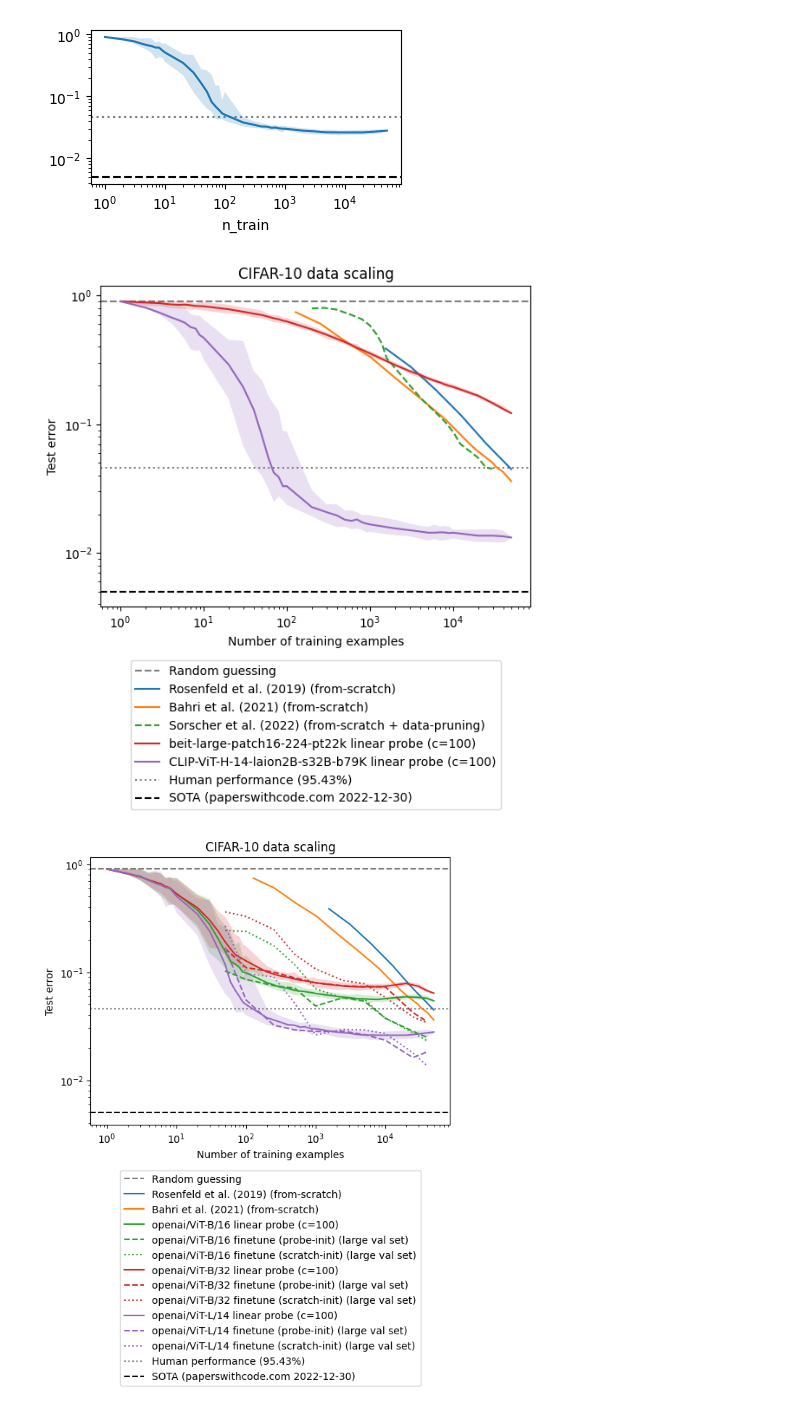
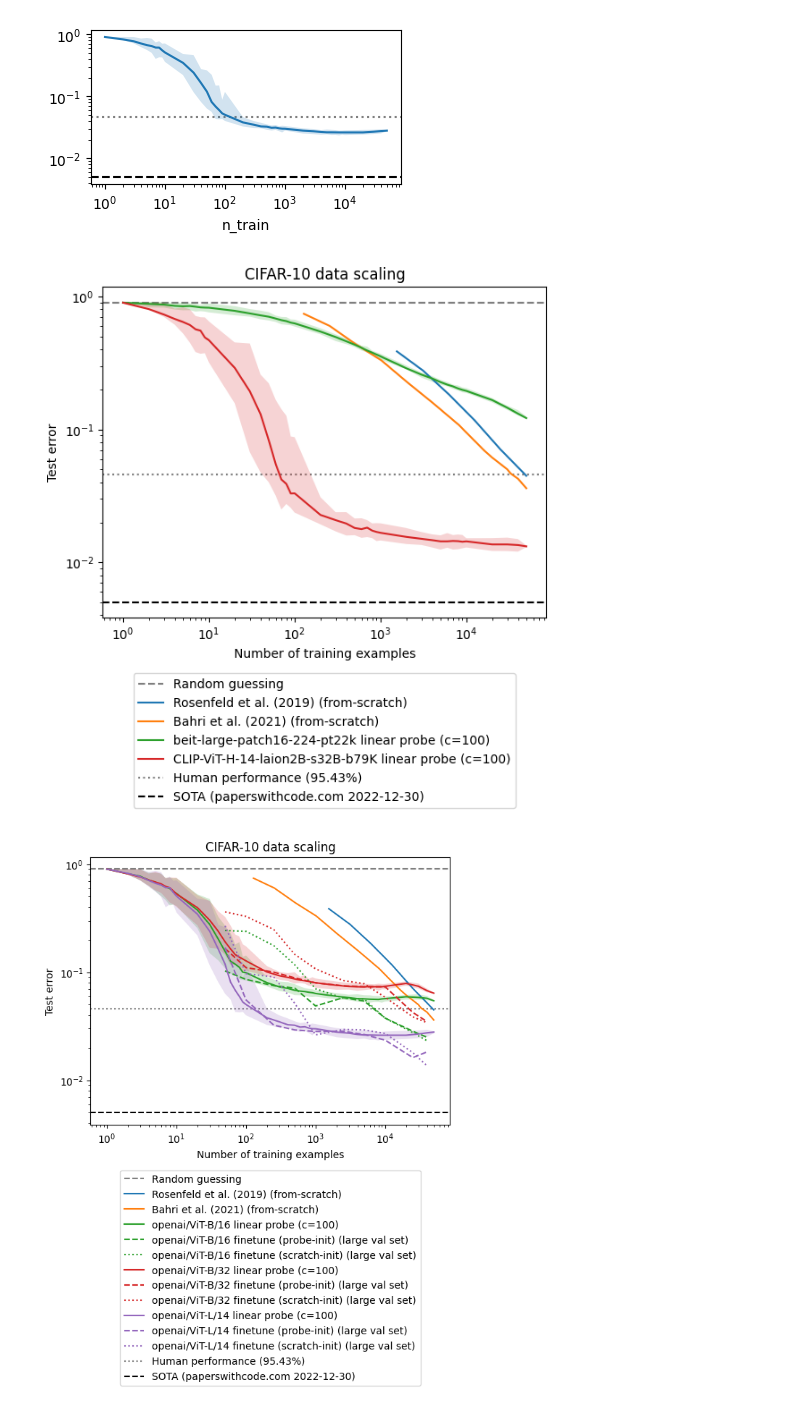
Before and after one commit to ed1d1a8d/scaling, a Jupyter notebook: notebooks/scaling-compare/cifar10.ipynb, the cells around one changed output. Cells and saved outputs as stored; diff of their text form; code cells hidden in the pictures.

Commit message:
Scaling law modeling + better plots

```diff
--- a/notebooks/scaling-compare/cifar10.ipynb
+++ b/notebooks/scaling-compare/cifar10.ipynb
@@ -248,6 +248,7 @@ def plot_wandb_df(
     query: str,
     target: str = "err",
     ci: float = 0.99,
+    gb_target: str = "n_train",
     **kwargs,
 ):
     gb = df.query(
@@ -257,13 +258,10 @@ def plot_wandb_df(
                 "cls_start == 0",
                 "cls_end == 10",
                 "(c == 100 | k == 1)",
-                # "embedder_id == 'openai/ViT-L/14'",
-                # "probe == 'linear'",
-                # "per_class == False",
                 query,
             )
         )
-    ).groupby(["n_train"])
+    ).groupby([gb_target])
 
     ax = gb[target].median().plot(**kwargs)
     prev_color = ax.lines[-1].get_color()
@@ -276,7 +274,7 @@ def plot_wandb_df(
         edgecolor="none",
         zorder=ax.lines[-1].get_zorder() - 1,
     )
-    return ax
+    return dict(ax=ax, gb=gb)
 
 
 def plot_strong_baselines():
@@ -333,70 +331,41 @@ plt.plot(
     df_bahri.n_train, df_bahri.err, label="Bahri et al. (2021) (from-scratch)"
 )
 # plt.plot(
-#     df_prune_transfer.n_train,
-#     df_prune_transfer.err,
-#     label="Sorscher et al. (2022) (data pruning + whole-model-finetuning)",
+#     df_prune_scratch.n_train,
+#     df_prune_scratch.err,
+#     label="Sorscher et al. (2022) (from-scratch + data-pruning)",
+#     linestyle="--",
 # )
-plt.plot(
-    df_prune_scratch.n_train,
-    df_prune_scratch.err,
-    label="Sorscher et al. (2022) (from-scratch + data-pruning)",
-    linestyle="--",
-)
 
 for embedder_id in (
     "hf/microsoft/beit-large-patch16-224-pt22k",
     # "openai/ViT-L/14",
     "hf/laion/CLIP-ViT-H-14-laion2B-s32B-b79K",
     # "hf/microsoft/beit-large-patch16-224",
 ):
     plot_wandb_df(
         df,
         query=f"embedder_id == '{embedder_id}' & probe == 'linear' & per_class == False",
         label=f"{embedder_id.split('/')[-1]} linear probe (c=100)",
     )
-    # plot_wandb_df(
-    #     df,
-    #     query=f"embedder_id == '{embedder_id}' & probe == 'knn' & per_class == False",
-    #     label=f"{embedder_id} knn probe (k=1)",
-    # )
-    # plot_err(
-    #     cdf.query(
-    #         "probe == 'linear' & c == 0.01 & embedder_id == @embedder_id"
-    #     ),
-    #     label=f"{embedder_id} linear probe (balanced classes)",
-    #     per_class=True,
-    #     linestyle="--",
-    # )
-
-# plot_err(
-#     cdf.query("probe == 'knn' & k == 3"),
-#     label=f"{embedder_id} knn probe",
-# )
-# plot_err(
-#     cdf.query("probe == 'knn' & k == 3"),
-#     label=f"{embedder_id} linear probe (balanced classes)",
-#     per_class=True,
-#     linestyle="--",
-# )
 
 plot_strong_baselines()
 plt.title(f"CIFAR-10 data scaling")
 
 plt.xscale("log")
 plt.yscale("log")
 plt.xlabel("Number of training examples")
 plt.ylabel(f"Test error")
 
 # Plot legend underneath plot
 plt.legend(
     loc="upper center",
     bbox_to_anchor=(0.5, -0.15),
     ncol=1,
 )
 plt.show()
 # %% [output]
-[figure, old version]
+[figure, new version]
 # %%
 plt.axhline(
     0.9,
```
Also changed, not shown: parts of 13 cells of this notebook, 4 other files.
